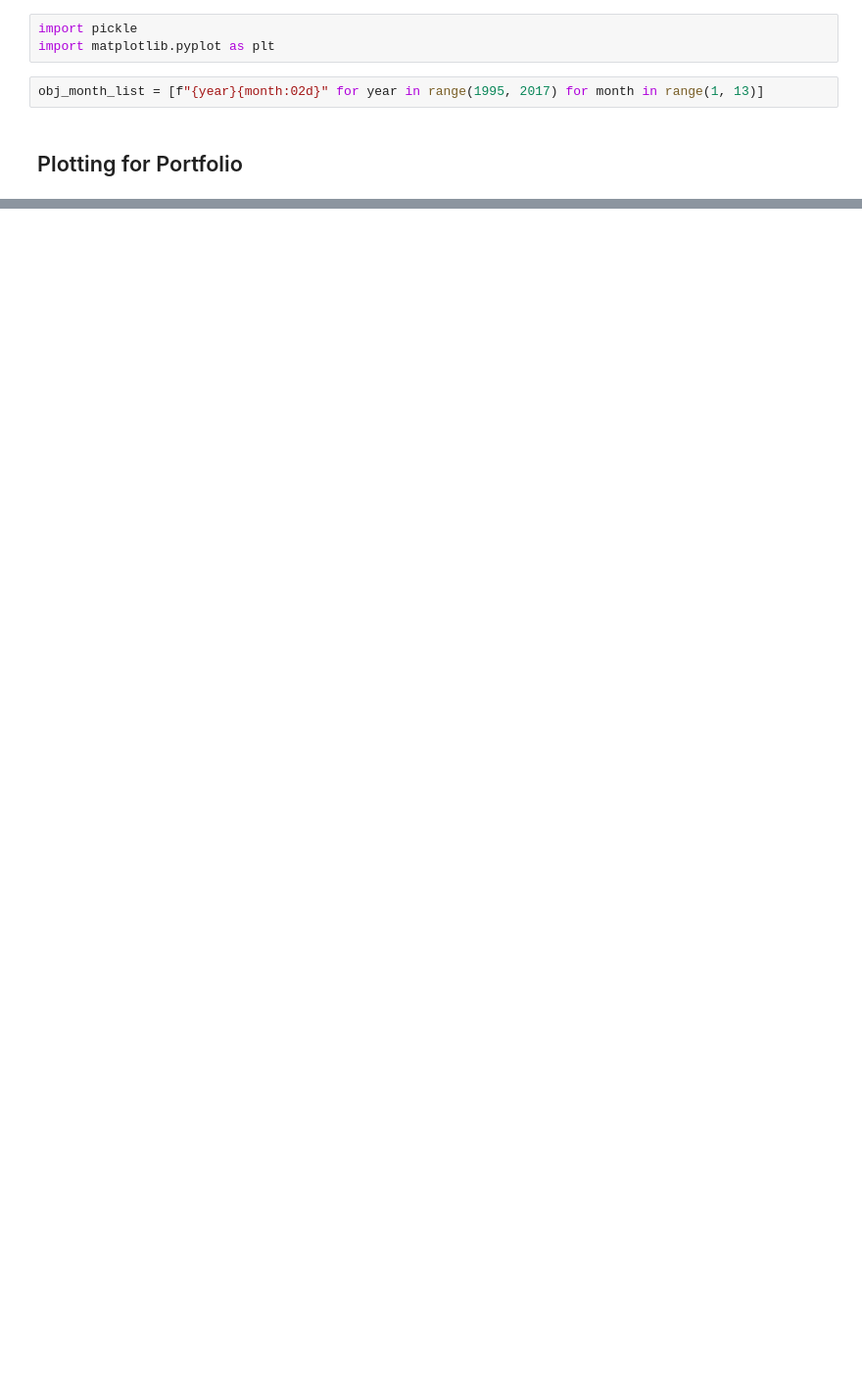
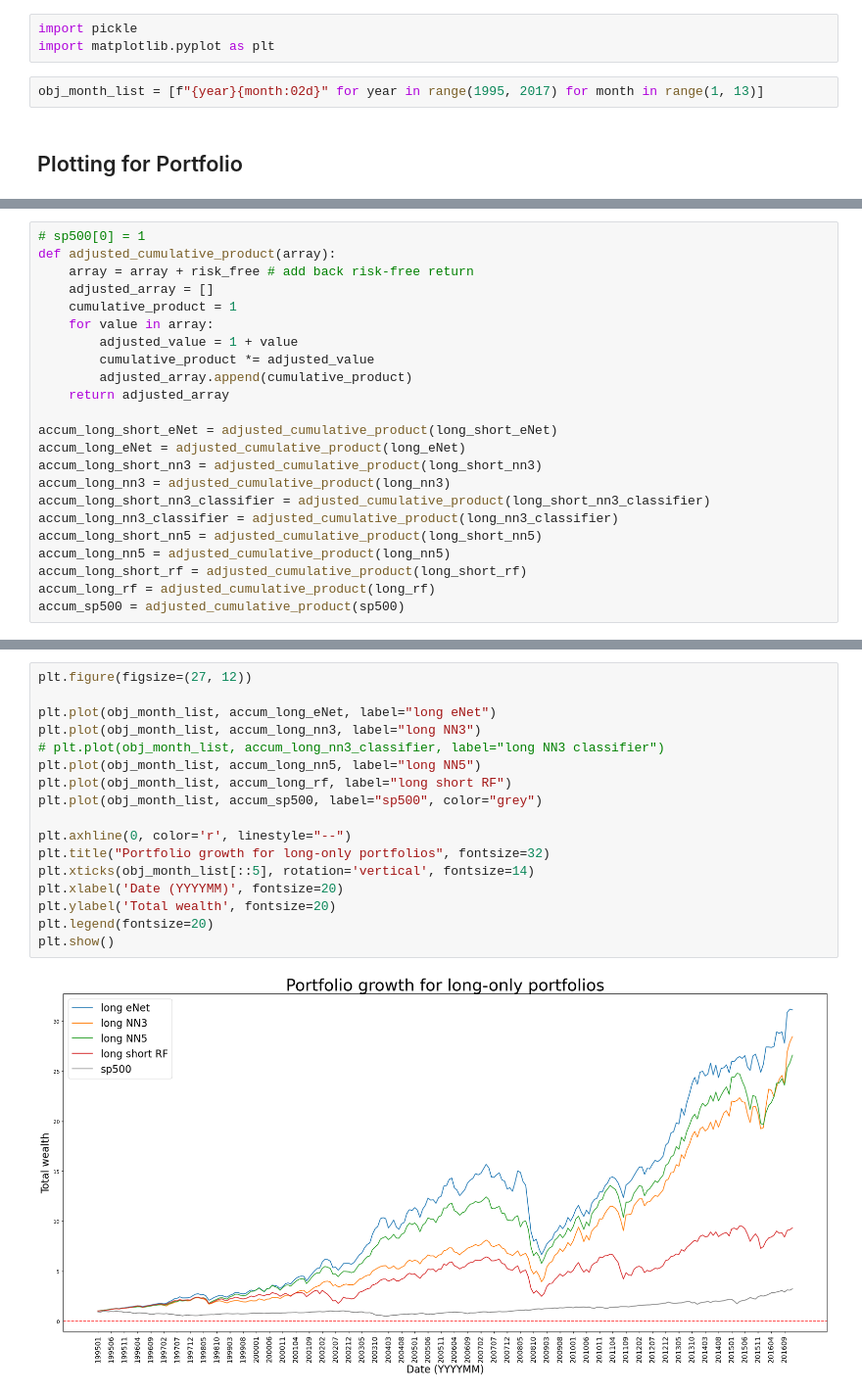
Before and after one commit to Sho-Shoo/36490-F23-Group1, a Jupyter notebook: plot_portfolio.ipynb, the cells around one changed output, grey strips where cells are left out. Shown at 98% size. Drawn from its saved outputs; the diff is of its cells as text; blank space fills up the shorter version.

```diff
--- a/plot_portfolio.ipynb
+++ b/plot_portfolio.ipynb
@@ -53,4 +63,27 @@ plt.legend(fontsize=20)
 plt.show()
 # %% [output]
 [figure]
+# %%
+# sp500[0] = 1
+def adjusted_cumulative_product(array):
+    array = array + risk_free # add back risk-free return
+    adjusted_array = []
+    cumulative_product = 1
+    for value in array:
+        adjusted_value = 1 + value
+        cumulative_product *= adjusted_value
+        adjusted_array.append(cumulative_product)
+    return adjusted_array
+
+accum_long_short_eNet = adjusted_cumulative_product(long_short_eNet)
+accum_long_eNet = adjusted_cumulative_product(long_eNet)
+accum_long_short_nn3 = adjusted_cumulative_product(long_short_nn3)
+accum_long_nn3 = adjusted_cumulative_product(long_nn3)
+accum_long_short_nn3_classifier = adjusted_cumulative_product(long_short_nn3_classifier)
+accum_long_nn3_classifier = adjusted_cumulative_product(long_nn3_classifier)
+accum_long_short_nn5 = adjusted_cumulative_product(long_short_nn5)
+accum_long_nn5 = adjusted_cumulative_product(long_nn5)
+accum_long_short_rf = adjusted_cumulative_product(long_short_rf)
+accum_long_rf = adjusted_cumulative_product(long_rf)
+accum_sp500 = adjusted_cumulative_product(sp500)
 # %%
@@ -98,0 +108,19 @@ plt.show()
+# %%
+plt.figure(figsize=(27, 12))
+
+plt.plot(obj_month_list, accum_long_eNet, label="long eNet")
+plt.plot(obj_month_list, accum_long_nn3, label="long NN3")
+# plt.plot(obj_month_list, accum_long_nn3_classifier, label="long NN3 classifier")
+plt.plot(obj_month_list, accum_long_nn5, label="long NN5")
+plt.plot(obj_month_list, accum_long_rf, label="long short RF")
+plt.plot(obj_month_list, accum_sp500, label="sp500", color="grey")
+
+plt.axhline(0, color='r', linestyle="--")
+plt.title("Portfolio growth for long-only portfolios", fontsize=32)
+plt.xticks(obj_month_list[::5], rotation='vertical', fontsize=14)
+plt.xlabel('Date (YYYYMM)', fontsize=20)
+plt.ylabel('Total wealth', fontsize=20)
+plt.legend(fontsize=20)
+plt.show()
+# %% [output]
+[figure, added]
```
Also changed, not shown: parts of 2 cells of this notebook, 5 other files.
